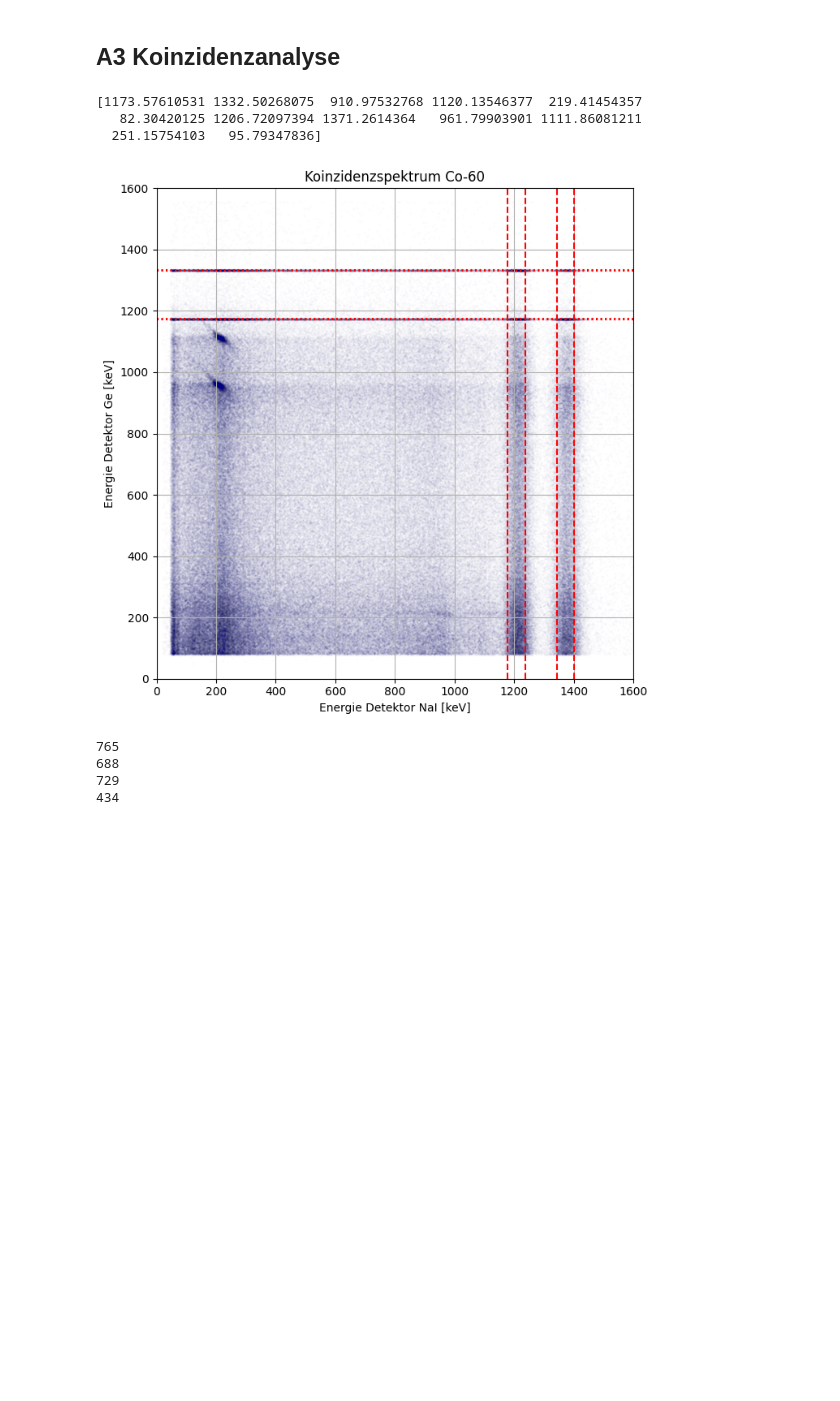
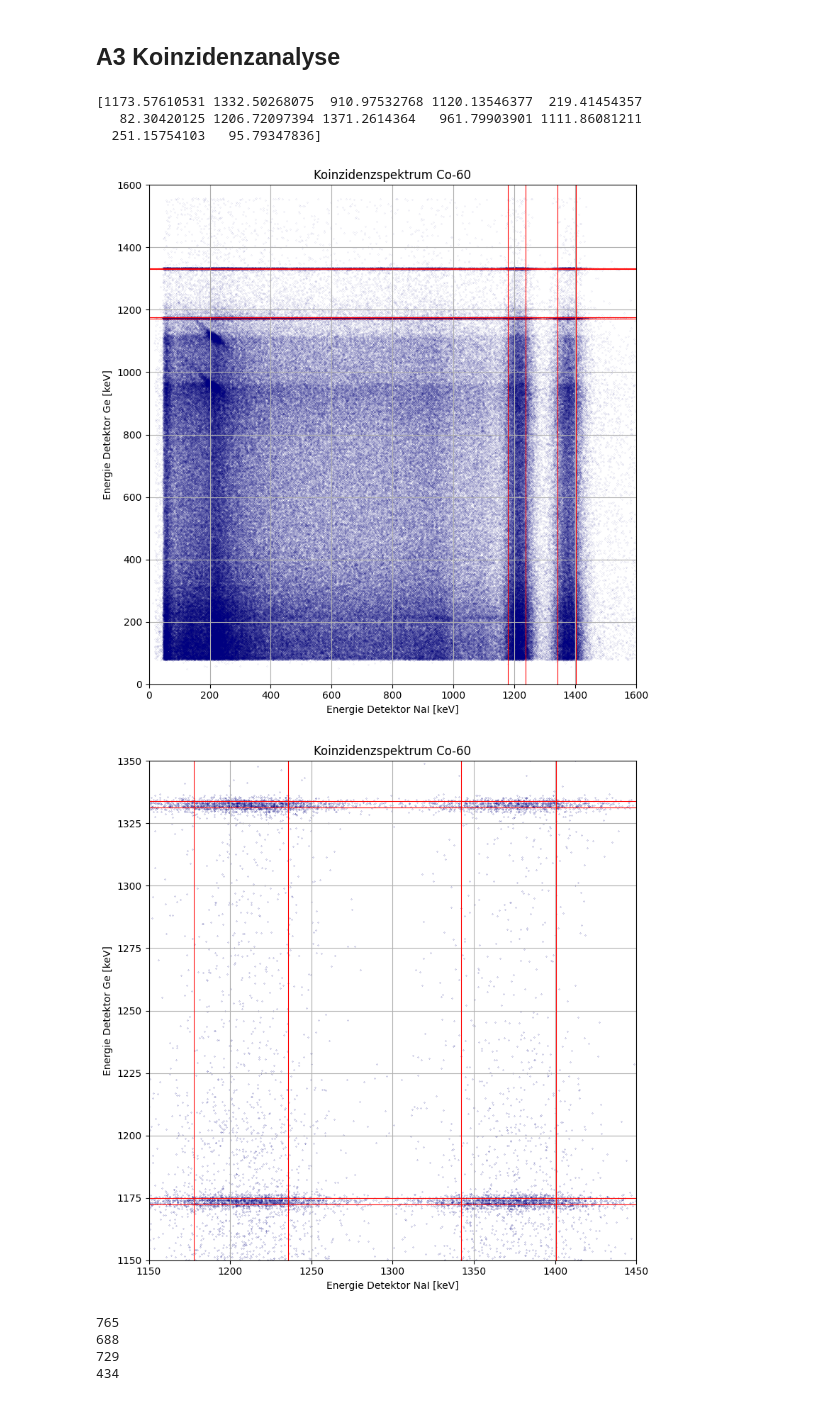
Before and after one commit to caesar2003/P4-Gamma-Coincidence-Spectroscopy, a Jupyter notebook: auswertung.ipynb, the cells around one changed output. Saved outputs shown, nothing was run; the diff lists cells and outputs as text; code cells hidden in the pictures; blank space fills up the shorter version.

```diff
--- a/auswertung.ipynb
+++ b/auswertung.ipynb
@@ -556,38 +556,63 @@ split_sigmas = np.array([sigmas[:index].tolist(), sigmas[index:].tolist()])
 import matplotlib.pyplot as plt
 
 xdata = Linear(Co60_co[:, 0], mn, cn) #NaI
 ydata = Linear(Co60_co[:, 1], mg, cg) #Ge
 
 a = 1
 
 vertical_lines = [split_peaks[1,0]-a*split_sigmas[1,0],split_peaks[1,0]+a*split_sigmas[1,0],split_peaks[1,1]-a*split_sigmas[1,1],split_peaks[1,1]+a*split_sigmas[1,1]]     # in keV, z. B. Co-60 Photopeaks
 horizontal_lines = [split_peaks[0,0]-a*split_sigmas[0,0],split_peaks[0,0]+a*split_sigmas[0,0],split_peaks[0,1]-a*split_sigmas[0,1],split_peaks[0,1]+a*split_sigmas[0,1]]   # gleiche Werte für y-Achse
 
 
-plt.figure(figsize=(7, 7))
-plt.scatter(xdata, ydata, s=1, alpha=0.02, marker=".", color='navy')  # kleine, transparente Punkte
+plt.figure(figsize=(8, 8))
+plt.scatter(xdata, ydata, s=0.01, alpha=1, marker=".", color='navy')  # kleine, transparente Punkte
 
 for vline in vertical_lines:
-    plt.axvline(x=vline, color='red', linestyle='--', linewidth=1.5, label=f'v = {vline} keV')
+    plt.axvline(x=vline, color='red', linestyle='-', linewidth=0.8, label=f'v = {vline} keV')
 
 # Horizontale Linien
 for hline in horizontal_lines:
-    plt.axhline(y=hline, color='red', linestyle=':', linewidth=1.5, label=f'h = {hline} keV')
+    plt.axhline(y=hline, color='red', linestyle='-', linewidth=0.8, label=f'h = {hline} keV')
 
 plt.xlabel("Energie Detektor NaI [keV]")
 plt.ylabel("Energie Detektor Ge [keV]")
 plt.title("Koinzidenzspektrum Co-60")
 plt.xlim(0, 1600)     # X-Achse z.B. von 0 bis 1500 keV
 plt.ylim(0, 1600)     # Y-Achse z.B. von 0 bis 1500 keV
 plt.grid(True)
 #plt.axis("equal")  # gleiches Seitenverhältnis
 plt.tight_layout()
 plt.show()
+
+
+plt.figure(figsize=(8, 8))
+plt.scatter(xdata, ydata, s=0.1, alpha=1, marker=".", color='navy')  # kleine, transparente Punkte
+
+for vline in vertical_lines:
+    plt.axvline(x=vline, color='red', linestyle='-', linewidth=0.8, label=f'v = {vline} keV')
+
+# Horizontale Linien
+for hline in horizontal_lines:
+    plt.axhline(y=hline, color='red', linestyle='-', linewidth=0.8, label=f'h = {hline} keV')
+
+plt.xlabel("Energie Detektor NaI [keV]")
+plt.ylabel("Energie Detektor Ge [keV]")
+plt.title("Koinzidenzspektrum Co-60")
+plt.xlim(1150, 1450)     # X-Achse z.B. von 0 bis 1500 keV
+plt.ylim(1150, 1350)     # Y-Achse z.B. von 0 bis 1500 keV
+plt.grid(True)
+#plt.axis("equal")  # gleiches Seitenverhältnis
+plt.tight_layout()
+
+
+
+plt.show()
 # %% [output]
 [1173.57610531 1332.50268075  910.97532768 1120.13546377  219.41454357
    82.30420125 1206.72097394 1371.2614364   961.79903901 1111.86081211
   251.15754103   95.79347836]
-[figure, old version]
+[figure, new version]
+[figure, added]
 # %%
 
 x1_min, x1_max, x2_min, x2_max = vertical_lines
```
